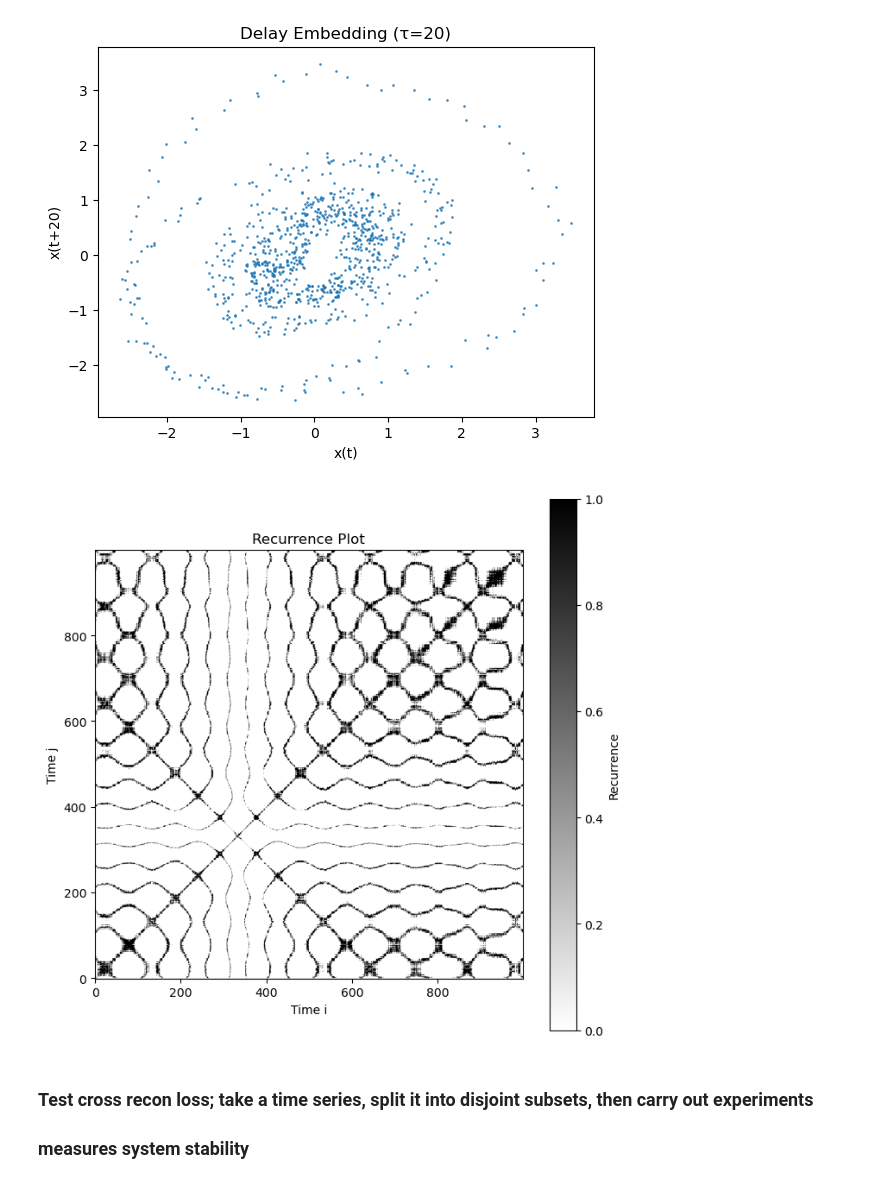
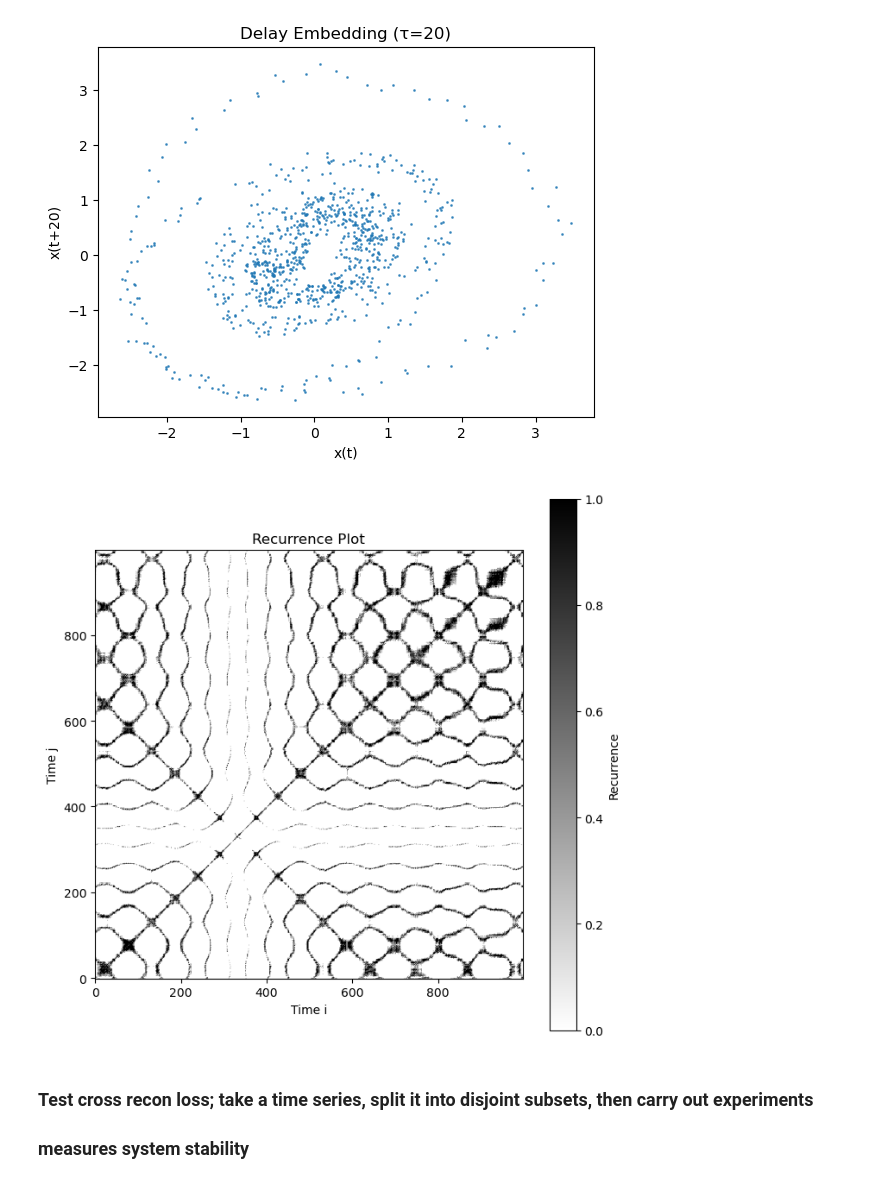
Before and after one commit to seeingquietjohn/ShannonsWiener, a Jupyter notebook: EmbeddingBench.ipynb, the cells around one changed output. Drawn from its saved outputs; the diff is of its cells as text; code cells hidden in the pictures.

```diff
--- a/EmbeddingBench.ipynb
+++ b/EmbeddingBench.ipynb
@@ -39,7 +39,8 @@ def recurrence_mat(X, r, dim=2, delay=1):
 
     return R
 
-def plot_recurrence(R, title="Recurrence Plot"):
+def plot_recurrence(X, r, dim, delay, title="Recurrence Plot"):
+    R = recurrence_mat(X, r, dim=dim, delay=delay)
 
     plt.figure(figsize=(8, 8))
     plt.imshow(R, cmap='binary', origin='lower')
@@ -183,9 +184,9 @@ plot_delay(wire, 20)
 # %% [output]
 [figure]
 # %%
-plot_recurrence(recurrence_mat(wire, 0.25*np.std(wire)))
+plot_recurrence(wire, 0.25*np.std(wire), 2, 2)
 # %% [output]
-[figure, old version]
+[figure, new version]
 # %% [markdown]
 ### Test cross recon loss; take a time series, split it into disjoint subsets, then carry out experiments
 ### measures system stability
```
Also changed, not shown: parts of 4 cells of this notebook.
